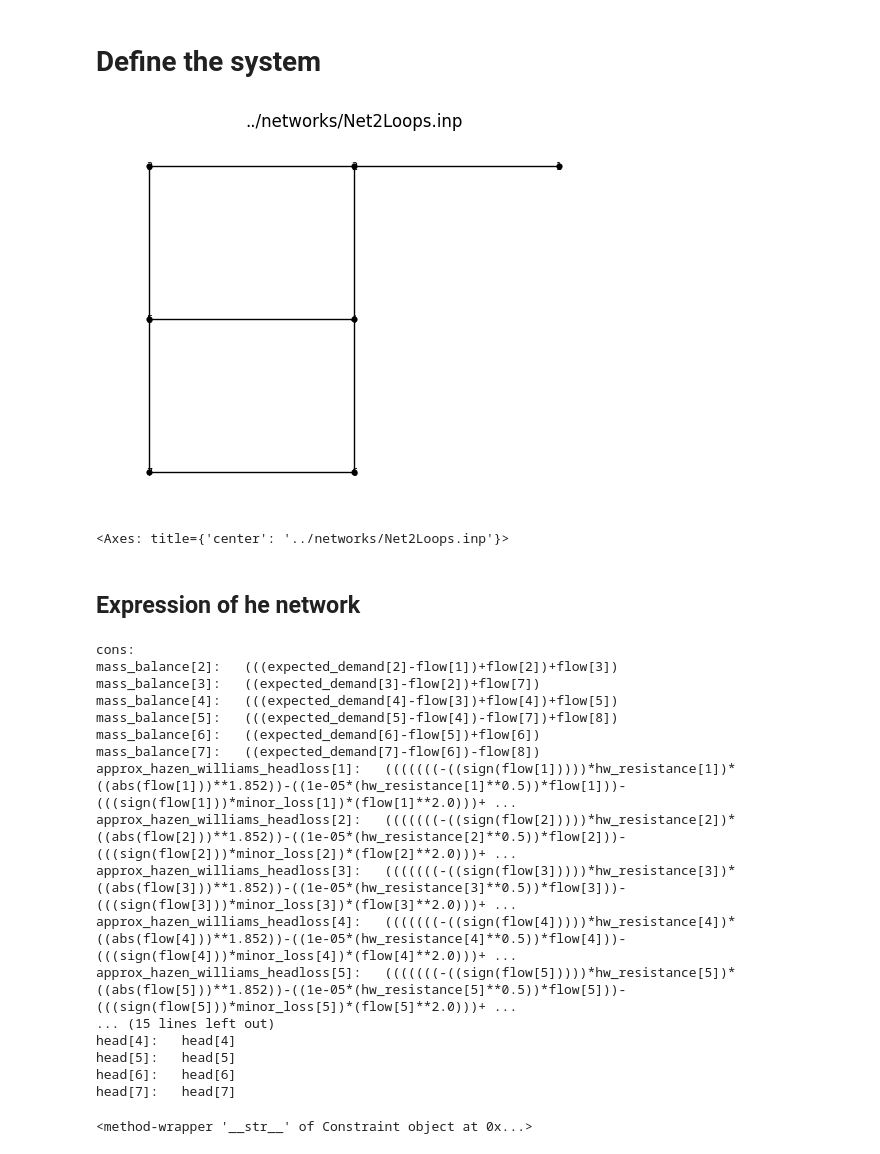
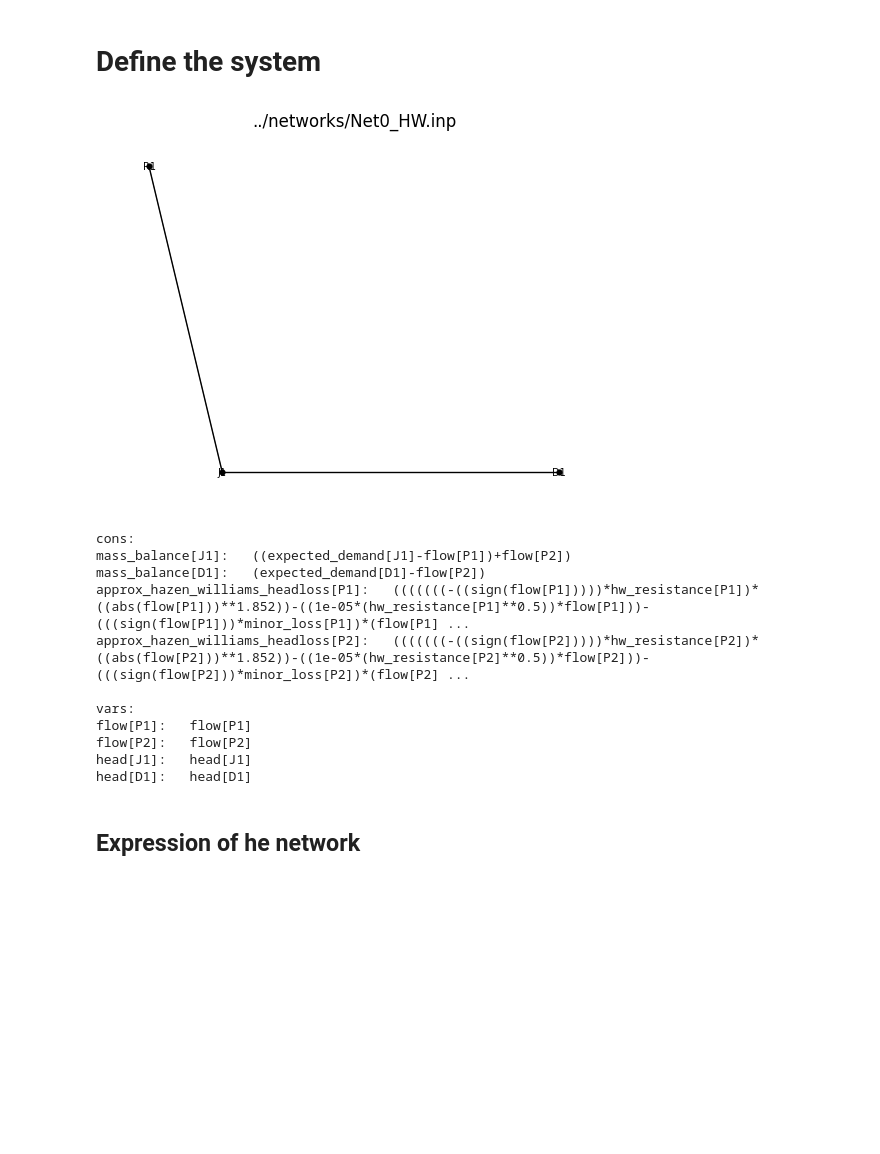
Before and after one commit to QuantumApplicationLab/wntr-quantum, a Jupyter notebook: docs/notebooks/trash/wntr_qubo_poly.ipynb, the cells around one changed output. Saved outputs shown, nothing was run; the diff lists cells and outputs as text; code cells hidden in the pictures; blank space fills up the shorter version.

```diff
--- a/docs/notebooks/trash/wntr_qubo_poly.ipynb
+++ b/docs/notebooks/trash/wntr_qubo_poly.ipynb
@@ -3,42 +3,32 @@
 # %%
 import wntr
 import wntr_quantum
+import numpy as np
+from wntr.sim.hydraulics import create_hydraulic_model
 
 # Create a water network model
-# inp_file = '../networks/Net0_HW.inp'
-inp_file = '../networks/Net2Loops.inp'
+inp_file = '../networks/Net0_HW.inp'
+# inp_file = '../networks/Net1Loops.inp'
+# inp_file = '../networks/Net2Loops.inp'
 wn = wntr.network.WaterNetworkModel(inp_file)
 
 # Graph the network
 wntr.graphics.plot_network(wn, title=wn.name, node_labels=True)
+
+model, updater = create_hydraulic_model(wn, HW_approx='default')
+print(model.__str__())
 # %% [output]
-[figure, old version]
+[figure, new version]
-<Axes: title={'center': '../networks/Net2Loops.inp'}>
+cons:
+mass_balance[J1]:   ((expected_demand[J1]-flow[P1])+flow[P2])
+mass_balance[D1]:   (expected_demand[D1]-flow[P2])
+approx_hazen_williams_headloss[P1]:   (((((((-((sign(flow[P1]))))*hw_resistance[P1])*((abs(flow[P1]))**1.852))-((1e-05*(hw_resistance[P1]**0.5))*flow[P1]))-(((sign(flow[P1]))*minor_loss[P1])*(flow[P1] ...
+approx_hazen_williams_headloss[P2]:   (((((((-((sign(flow[P2]))))*hw_resistance[P2])*((abs(flow[P2]))**1.852))-((1e-05*(hw_resistance[P2]**0.5))*flow[P2]))-(((sign(flow[P2]))*minor_loss[P2])*(flow[P2] ...
+
+vars:
+flow[P1]:   flow[P1]
+flow[P2]:   flow[P2]
+head[J1]:   head[J1]
+head[D1]:   head[D1]
 # %% [markdown]
 ## Expression of he network
-# %%
-from wntr.sim.hydraulics import create_hydraulic_model
-model, updater = create_hydraulic_model(wn, HW_approx='default')
-print(model.__str__())
-# %% [output]
-cons:
-mass_balance[2]:   (((expected_demand[2]-flow[1])+flow[2])+flow[3])
-mass_balance[3]:   ((expected_demand[3]-flow[2])+flow[7])
-mass_balance[4]:   (((expected_demand[4]-flow[3])+flow[4])+flow[5])
-mass_balance[5]:   (((expected_demand[5]-flow[4])-flow[7])+flow[8])
-mass_balance[6]:   ((expected_demand[6]-flow[5])+flow[6])
-mass_balance[7]:   ((expected_demand[7]-flow[6])-flow[8])
-approx_hazen_williams_headloss[1]:   (((((((-((sign(flow[1]))))*hw_resistance[1])*((abs(flow[1]))**1.852))-((1e-05*(hw_resistance[1]**0.5))*flow[1]))-(((sign(flow[1]))*minor_loss[1])*(flow[1]**2.0)))+ ...
-approx_hazen_williams_headloss[2]:   (((((((-((sign(flow[2]))))*hw_resistance[2])*((abs(flow[2]))**1.852))-((1e-05*(hw_resistance[2]**0.5))*flow[2]))-(((sign(flow[2]))*minor_loss[2])*(flow[2]**2.0)))+ ...
-approx_hazen_williams_headloss[3]:   (((((((-((sign(flow[3]))))*hw_resistance[3])*((abs(flow[3]))**1.852))-((1e-05*(hw_resistance[3]**0.5))*flow[3]))-(((sign(flow[3]))*minor_loss[3])*(flow[3]**2.0)))+ ...
-approx_hazen_williams_headloss[4]:   (((((((-((sign(flow[4]))))*hw_resistance[4])*((abs(flow[4]))**1.852))-((1e-05*(hw_resistance[4]**0.5))*flow[4]))-(((sign(flow[4]))*minor_loss[4])*(flow[4]**2.0)))+ ...
-approx_hazen_williams_headloss[5]:   (((((((-((sign(flow[5]))))*hw_resistance[5])*((abs(flow[5]))**1.852))-((1e-05*(hw_resistance[5]**0.5))*flow[5]))-(((sign(flow[5]))*minor_loss[5])*(flow[5]**2.0)))+ ...
-... (15 lines left out)
-head[4]:   head[4]
-head[5]:   head[5]
-head[6]:   head[6]
-head[7]:   head[7]
-# %%
-list(model.cons())[0].
-# %% [output]
-<method-wrapper '__str__' of Constraint object at 0x...>
```
Also changed, not shown: parts of 21 cells of this notebook, 5 other files.
